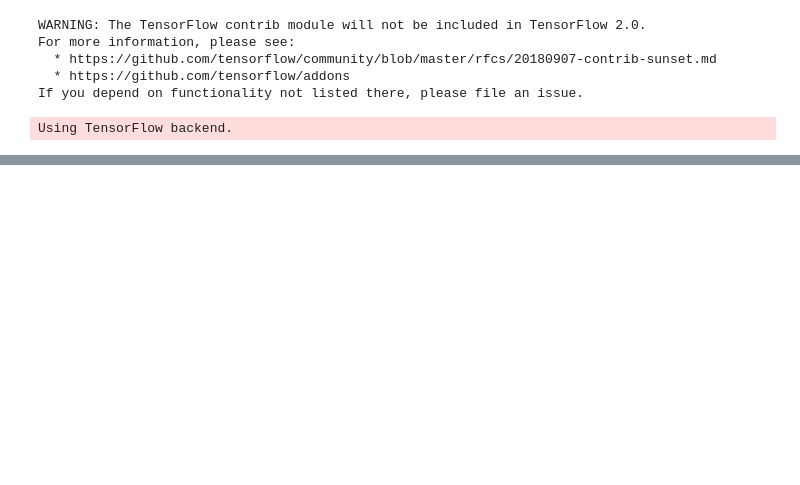
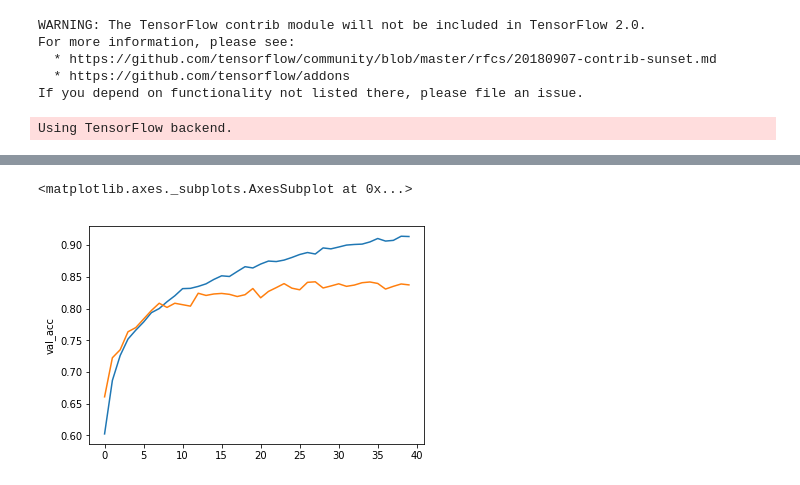
Before and after one commit to dmbentley/cats-vs-dogs, a Jupyter notebook: cats-vs-dogs.ipynb, the cells around one changed output, grey strips where cells are left out. Drawn from its saved outputs; the diff is of its cells as text; code cells hidden in the pictures; blank space fills up the shorter version.

```diff
--- a/cats-vs-dogs.ipynb
+++ b/cats-vs-dogs.ipynb
@@ -171,0 +206,27 @@ Epoch 20/20
+# %%
+# (50,50) model: 83% accuracy after ~30 epochs. Maybe higher...(probably not)
+model = Sequential()
+
+#add model layers
+model.add(Conv2D(32, kernel_size=(2,2), activation='relu', input_shape=X_train[0].shape))
+model.add(MaxPooling2D(pool_size=(2,2)))
+model.add(Dropout(0.2))
+
+model.add(Conv2D(64, kernel_size=(2,2), activation='relu'))
+model.add(MaxPooling2D(pool_size=(2,2)))
+model.add(Dropout(0.2))
+
+model.add(Conv2D(128, kernel_size=(2,2), activation='relu'))
+model.add(MaxPooling2D(pool_size=(2,2)))
+model.add(Dropout(0.2))
+
+model.add(Conv2D(256, kernel_size=(2,2), activation='relu'))
+model.add(MaxPooling2D(pool_size=(2,2)))
+model.add(Dropout(0.2))
+
+model.add(Flatten())
+model.add(Dense(512, activation='relu'))
+model.add(Dropout(0.2))
+
+model.add(Dense(1, activation='sigmoid'))
+#model.add(Dense(1, activation='softmax'))
@@ -171,0 +253,5 @@ Epoch 20/20
+# %%
+model.compile(optimizer='adam', loss='binary_crossentropy', metrics=['accuracy'])
+# %%
+second_model_output = model.fit(X_train, y_train, epochs=40,  validation_data=(X_validate, y_validate))
+second_model = model
@@ -171,0 +276,8 @@ Epoch 20/20
+# %%
+metrics = pd.DataFrame(second_model_output.history)
+# %%
+sns.lineplot(data=metrics, x = metrics.index, y='acc')
+sns.lineplot(data=metrics, x = metrics.index, y='val_acc')
+# %% [output]
+<matplotlib.axes._subplots.AxesSubplot at 0x...>
+[figure, added]
```
Also changed, not shown: parts of 27 cells of this notebook, 1 other file.
